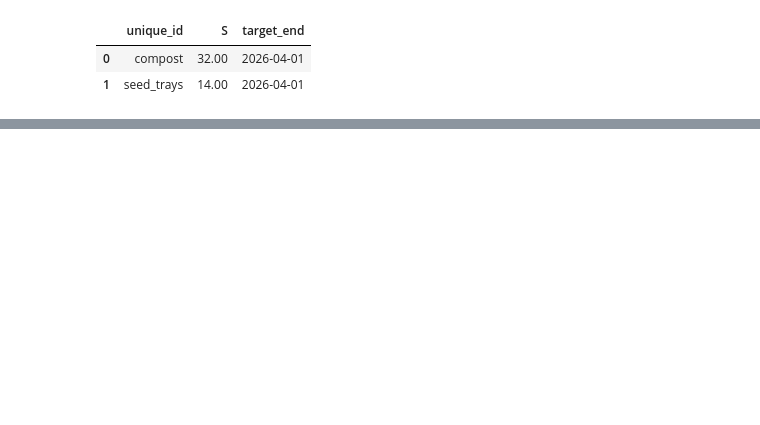
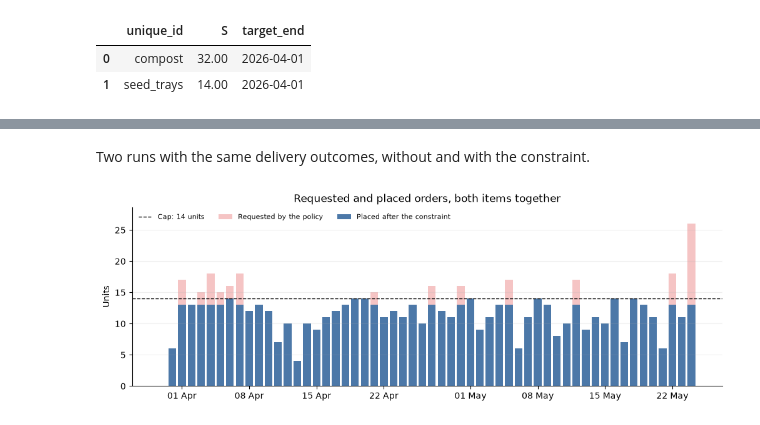
Before and after one commit to FilTheo/stockcast, a Jupyter notebook: examples/notebooks/05f_unreliable_supplier.ipynb, the cells around one changed output, grey strips where cells are left out. Drawn from its saved outputs; the diff is of its cells as text; code cells hidden in the pictures; blank space fills up the shorter version.

```diff
--- a/examples/notebooks/05f_unreliable_supplier.ipynb
+++ b/examples/notebooks/05f_unreliable_supplier.ipynb
@@ -650,0 +399,2 @@ This is one demand path and one invented supplier, so it shows how to set up the
+# %% [markdown]
+Two runs with the same delivery outcomes, without and with the constraint.
@@ -650,0 +433,30 @@ This is one demand path and one invented supplier, so it shows how to set up the
+# %%
+limited_orders = (
+    limited.to_event_frame()
+    .groupby("date")[["requested_order_quantity", "order_quantity"]]
+    .sum()
+)
+
+fig, ax = plt.subplots(figsize=(10, 3.4), layout="constrained")
+ax.bar(
+    limited_orders.index,
+    limited_orders["requested_order_quantity"],
+    width=0.8,
+    color=PROBLEM_COLOR,
+    alpha=0.35,
+    label="Requested by the policy",
+)
+ax.bar(
+    limited_orders.index,
+    limited_orders["order_quantity"],
+    width=0.8,
+    color=WHOLESALER_COLOR,
+    label="Placed after the constraint",
+)
+ax.axhline(14, color="black", linestyle="--", linewidth=1, label="Cap: 14 units")
+ax.set(title="Requested and placed orders, both items together", ylabel="Units")
+style_axis(ax)
+ax.legend(frameon=False, fontsize=8, ncol=3, loc="upper left")
+plt.show()
+# %% [output]
+[figure, added]
```
Also changed, not shown: parts of 65 cells of this notebook.
